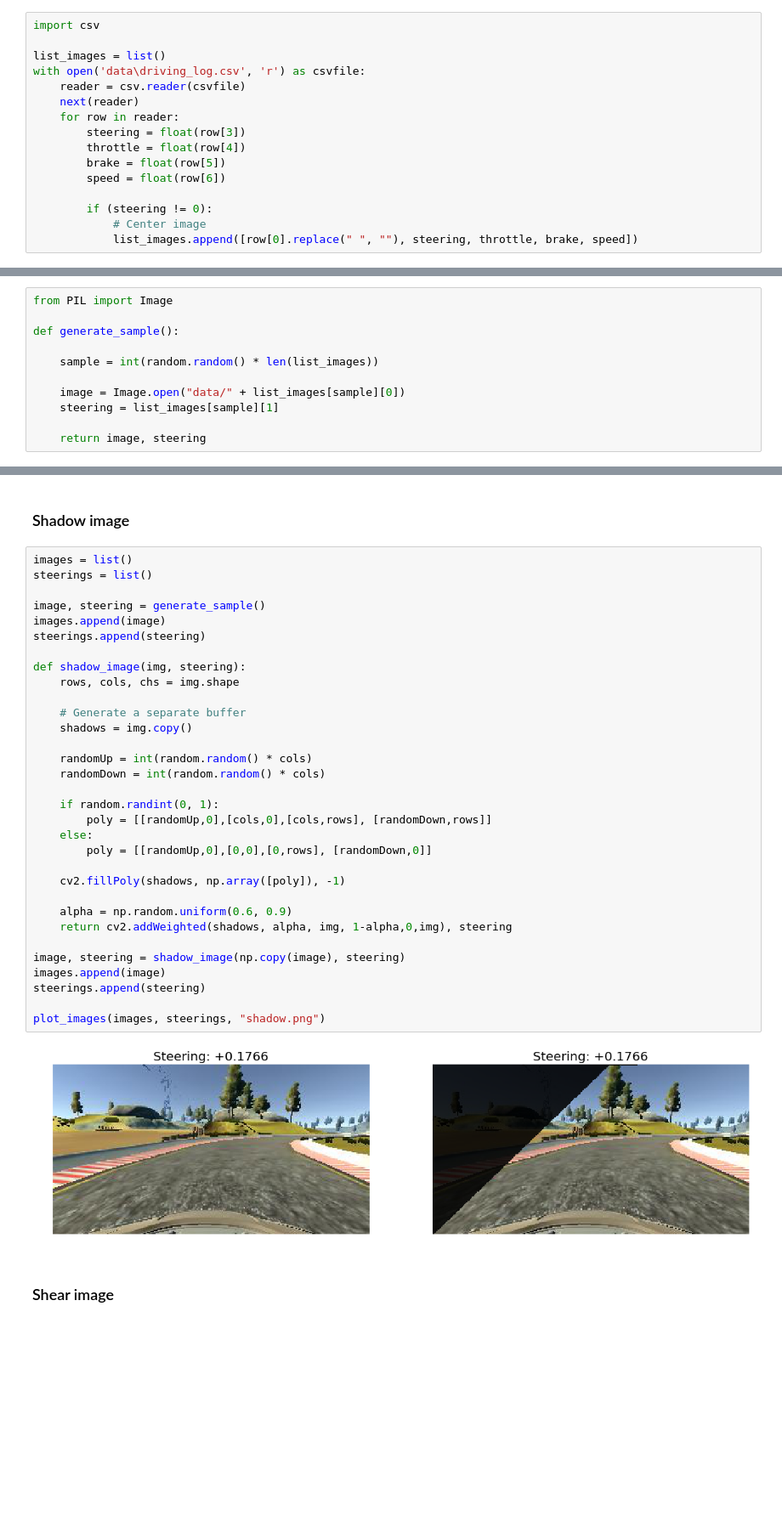
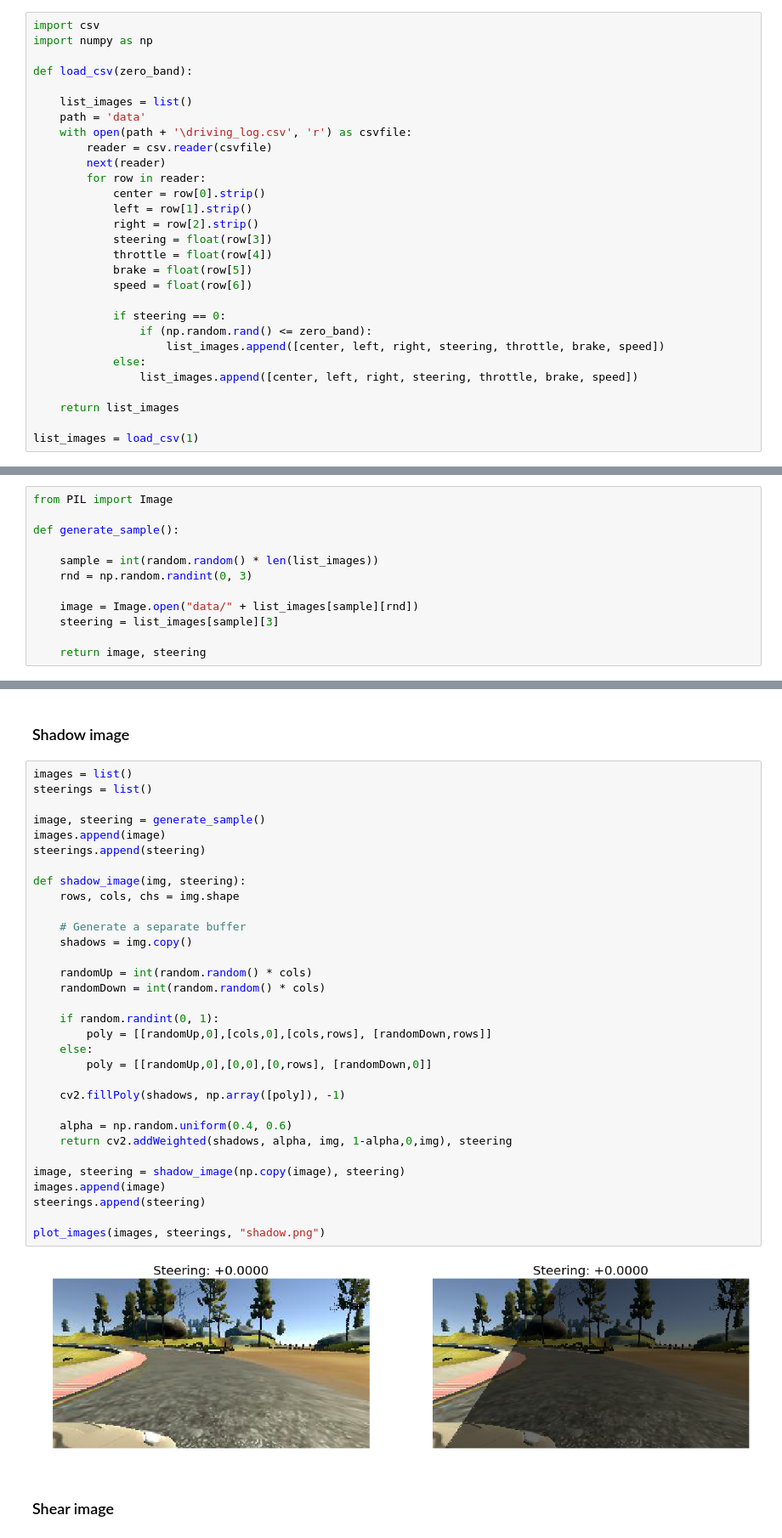
Before and after one commit to ibiscp/Behavioral-Cloning, a Jupyter notebook: Image printer.ipynb, the cells around one changed output, grey strips where cells are left out. Shown at 85% size. Cells and saved outputs as stored; diff of their text form; blank space fills up the shorter version.

```diff
--- a/Image printer.ipynb
+++ b/Image printer.ipynb
@@ -2,20 +2,33 @@
 ## Load list of images
 # %%
 import csv
+import numpy as np
 
-list_images = list()
-with open('data\driving_log.csv', 'r') as csvfile:
-    reader = csv.reader(csvfile)
-    next(reader)
-    for row in reader:
-        steering = float(row[3])
-        throttle = float(row[4])
-        brake = float(row[5])
-        speed = float(row[6])
+def load_csv(zero_band):
 
-        if (steering != 0):
-            # Center image
-            list_images.append([row[0].replace(" ", ""), steering, throttle, brake, speed])
+    list_images = list()
+    path = 'data'
+    with open(path + '\driving_log.csv', 'r') as csvfile:
+        reader = csv.reader(csvfile)
+        next(reader)
+        for row in reader:
+            center = row[0].strip()
+            left = row[1].strip()
+            right = row[2].strip()
+            steering = float(row[3])
+            throttle = float(row[4])
+            brake = float(row[5])
+            speed = float(row[6])
+
+            if steering == 0:
+                if (np.random.rand() <= zero_band):
+                    list_images.append([center, left, right, steering, throttle, brake, speed])
+            else:
+                list_images.append([center, left, right, steering, throttle, brake, speed])
+
+    return list_images
+
+list_images = load_csv(1)
 # %% [markdown]
 ## Load images
 # %%
@@ -24,9 +37,10 @@ from PIL import Image
 def generate_sample():
 
     sample = int(random.random() * len(list_images))
+    rnd = np.random.randint(0, 3)
 
-    image = Image.open("data/" + list_images[sample][0])
-    steering = list_images[sample][1]
+    image = Image.open("data/" + list_images[sample][rnd])
+    steering = list_images[sample][3]
 
     return image, steering
 # %% [markdown]
@@ -148,35 +162,35 @@ images = list()
 steerings = list()
 
 image, steering = generate_sample()
 images.append(image)
 steerings.append(steering)
 
 def shadow_image(img, steering):
     rows, cols, chs = img.shape
 
     # Generate a separate buffer
     shadows = img.copy()
 
     randomUp = int(random.random() * cols)
     randomDown = int(random.random() * cols)
 
     if random.randint(0, 1):
         poly = [[randomUp,0],[cols,0],[cols,rows], [randomDown,rows]]
     else:
         poly = [[randomUp,0],[0,0],[0,rows], [randomDown,0]]
 
     cv2.fillPoly(shadows, np.array([poly]), -1)
 
-    alpha = np.random.uniform(0.6, 0.9)
+    alpha = np.random.uniform(0.4, 0.6)
     return cv2.addWeighted(shadows, alpha, img, 1-alpha,0,img), steering
 
 image, steering = shadow_image(np.copy(image), steering)
 images.append(image)
 steerings.append(steering)
 
 plot_images(images, steerings, "shadow.png")
 # %% [output]
-[figure, old version]
+[figure, new version]
 # %% [markdown]
 ### Shear image
 # %%
```
Also changed, not shown: parts of 11 cells of this notebook, 23 other files.
